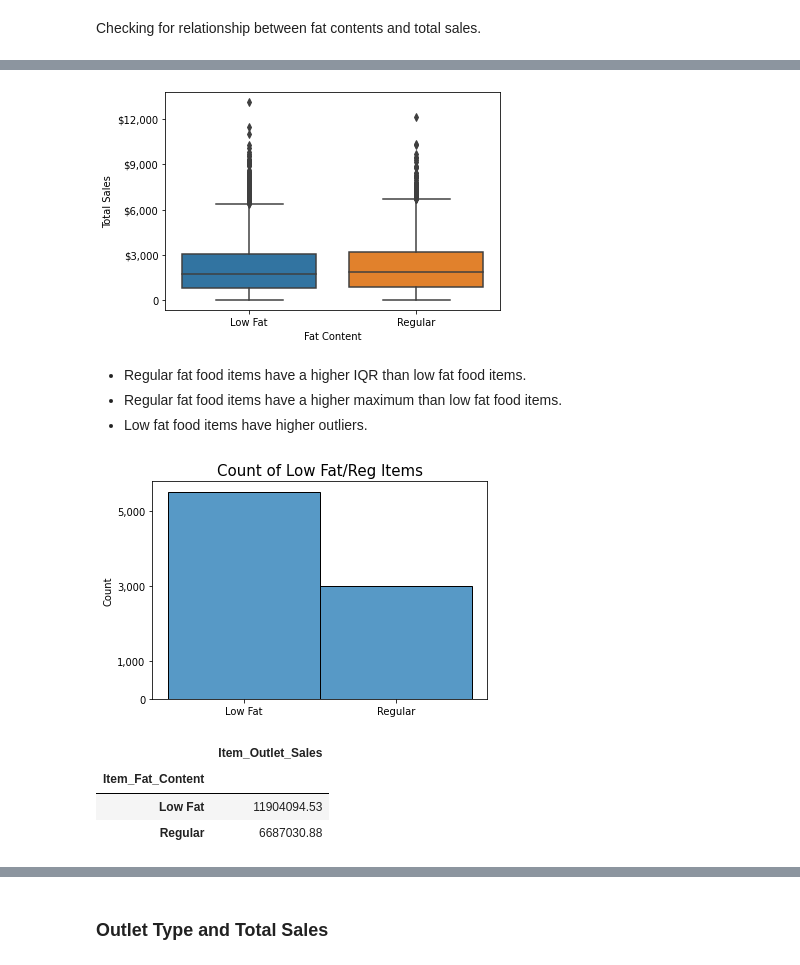
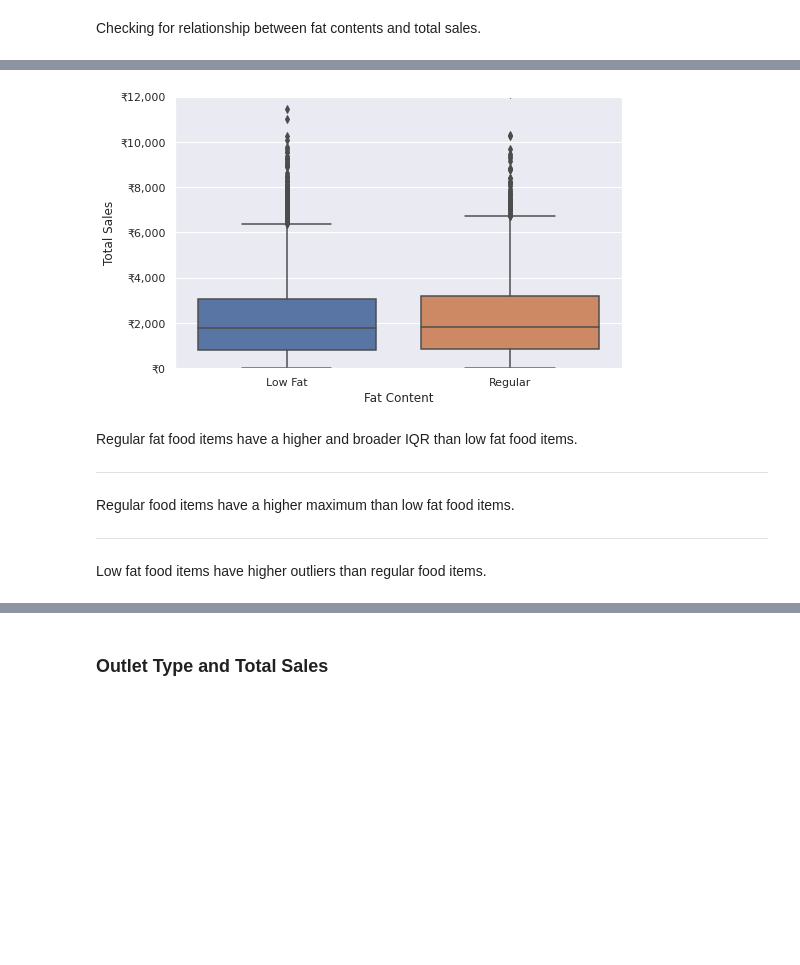
Before and after one commit to SantosAbimaelRomero/Sales-Preditions, a Jupyter notebook: Sales_Predictions_Project.ipynb, the cells around one changed output, grey strips where cells are left out. Drawn from its saved outputs; the diff is of its cells as text; code cells hidden in the pictures; blank space fills up the shorter version.

```diff
--- a/Sales_Predictions_Project.ipynb
+++ b/Sales_Predictions_Project.ipynb
@@ -335,6 +336,9 @@ Average:$2181.29
 ### Low Fat vs Regular
 # %% [markdown]
 Checking for relationship between fat contents and total sales.
+# %%
+# Renaming Total Outlet Sales Column
+sales_csv.rename(columns = {'Item_Outlet_Sales':'Outlet Sales', 'Item_MRP':'Item MRP'}, inplace=True)
 # %%
 low_fat = sales_csv[sales_csv['Item_Fat_Content'] == 'Low Fat']
 reg_fat = sales_csv[sales_csv['Item_Fat_Content'] == 'Regular']
@@ -363,26 +440,21 @@ But there is a much larger selection of low fat food items available
 # %%
-sns.boxplot(data=sales_csv, x='Item_Fat_Content', y='Item_Outlet_Sales')
+price_fmt = mpl.ticker.StrMethodFormatter('₹{x:,.0f}')
+
+fig, ax = plt.subplots(figsize=(8,5))
+
+sns.boxplot(data=sales_csv, x='Item_Fat_Content', y='Outlet Sales')
 plt.xlabel('Fat Content')
 plt.ylabel('Total Sales')
-plt.yticks(ticks=[0, 3000, 6000, 9000, 12000], labels=['0', '$3,000', '$6,000', '$9,000', '$12,000'])
-plt.show()
+ax.yaxis.set_major_formatter(price_fmt)
+ax.set_ylim(bottom=0, top=12000)
+plt.show();
 # %% [output]
-[figure, old version]
+[figure, new version]
 # %% [markdown]
-- Regular fat food items have a higher IQR than low fat food items.
-- Regular fat food items have a higher maximum than low fat food items.
-- Low fat food items have higher outliers.
+Regular fat food items have a higher and broader IQR than low fat food items.
+
+---
+Regular food items have a higher maximum than low fat food items.
+
+---
+Low fat food items have higher outliers than regular food items.
-# %%
-sns.histplot(data=sales_csv, x='Item_Fat_Content')
-
-plt.title('Count of Low Fat/Reg Items', fontsize=15)
-plt.xlabel('')
-plt.yticks(ticks=[0, 1000, 3000, 5000], labels=['0', '1,000', '3,000', '5,000'])
-plt.show()
-sales_csv.groupby('Item_Fat_Content')[['Item_Outlet_Sales']].sum().round(2)
-# %% [output]
-[figure, removed]
-|  | Item_Outlet_Sales |
-| Item_Fat_Content |  |
-| Low Fat | 11904094.53 |
-| Regular | 6687030.88 |
```
Also changed, not shown: parts of 21 cells of this notebook.
